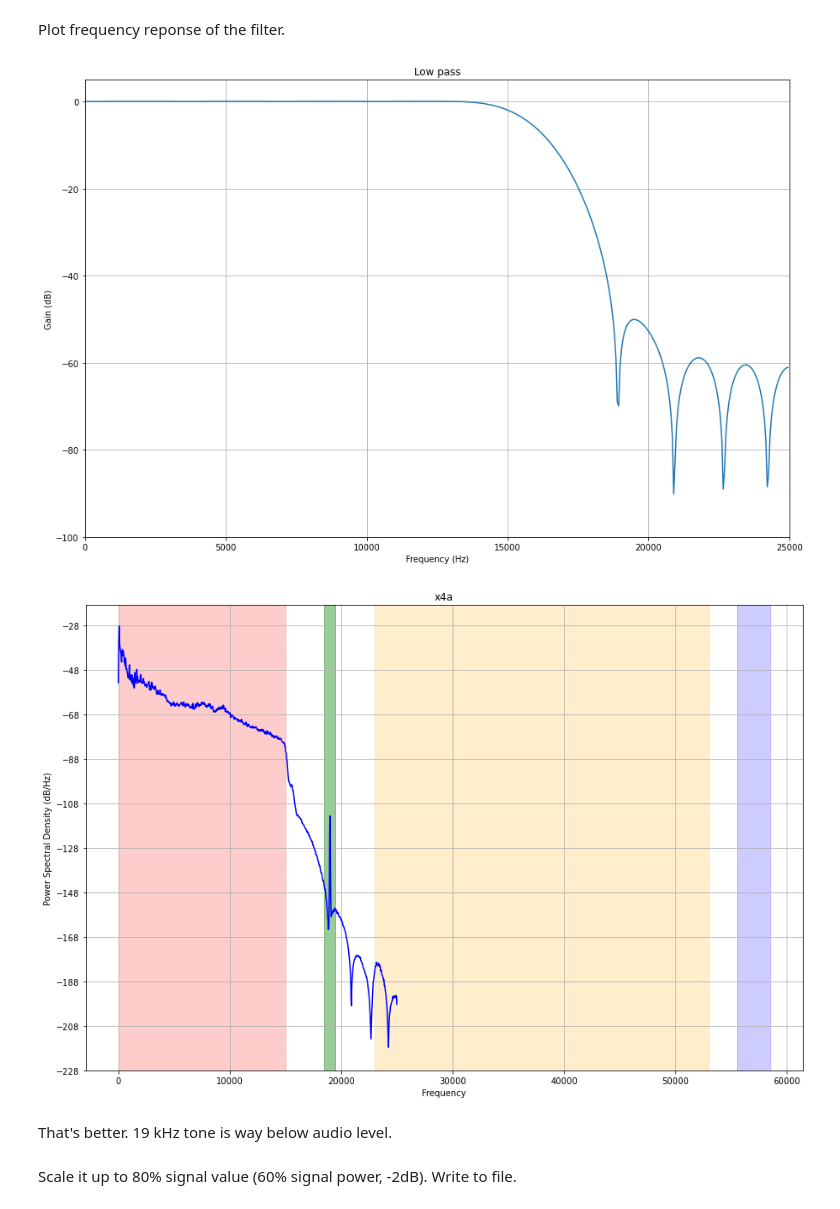
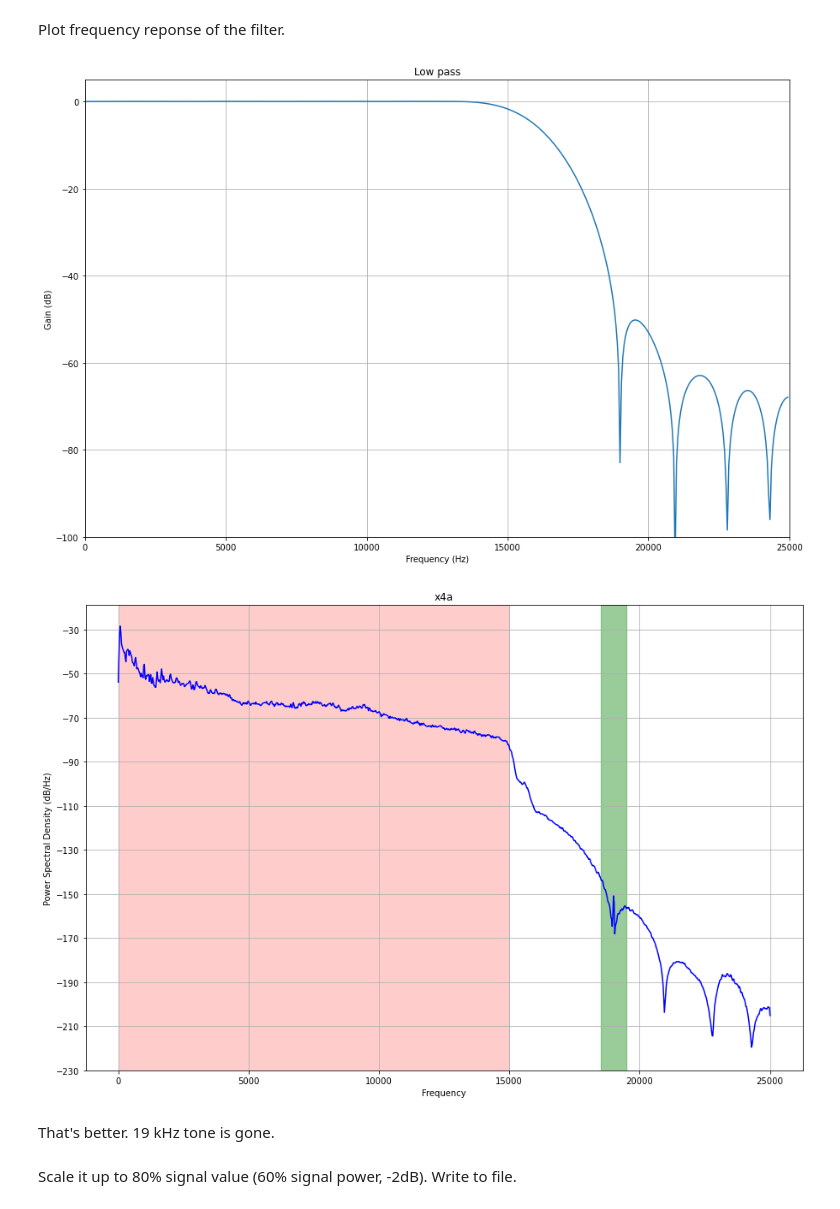
Before and after one commit to tocisz/jupyter_math, a Jupyter notebook: DSP/FM.ipynb, the cells around one changed output. Saved outputs shown, nothing was run; the diff lists cells and outputs as text; code cells hidden in the pictures.

```diff
--- a/DSP/FM.ipynb
+++ b/DSP/FM.ipynb
@@ -172,7 +170,7 @@ Surprisingly, 19 kHz tone is still there. It's lowered by almost 20 dB, but stil
 # %%
 # create low pass filter
 num_taps = 31
-cut_off = 16e3
+cut_off = 16.1e3
 h = signal.firwin(num_taps, cut_off, fs=Fs_audio)
 # %% [markdown]
 Plot frequency reponse of the filter.
@@ -181,22 +179,20 @@ fw, fh = signal.freqz(h)
 plot_response(Fs_audio, fw, fh, "Low pass")
 plt.show()
 # %% [output]
-[figure, old version]
+[figure, new version]
 # %%
 x4a = np.convolve(x4, h)
 # %%
 plt.figure(figsize=(15, 10))
 plt.psd(x4a, NFFT=2048, Fs=Fs_audio, color="blue")
 plt.title("x4a")
 plt.axvspan(0,             15000,         color="red", alpha=0.2)
 plt.axvspan(19000-500,     19000+500,     color="green", alpha=0.4)
-plt.axvspan(19000*2-15000, 19000*2+15000, color="orange", alpha=0.2)
-plt.axvspan(19000*3-1500,  19000*3+1500,  color="blue", alpha=0.2)
 plt.ticklabel_format(style='plain', axis='y' )
 # %% [output]
-[figure, old version]
+[figure, new version]
 # %% [markdown]
-That's better. 19 kHz tone is way below audio level.
+That's better. 19 kHz tone is gone.
 # %% [markdown]
 Scale it up to 80% signal value (60% signal power, -2dB). Write to file.
 # %%
```
Also changed, not shown: parts of 1 cell of this notebook.
